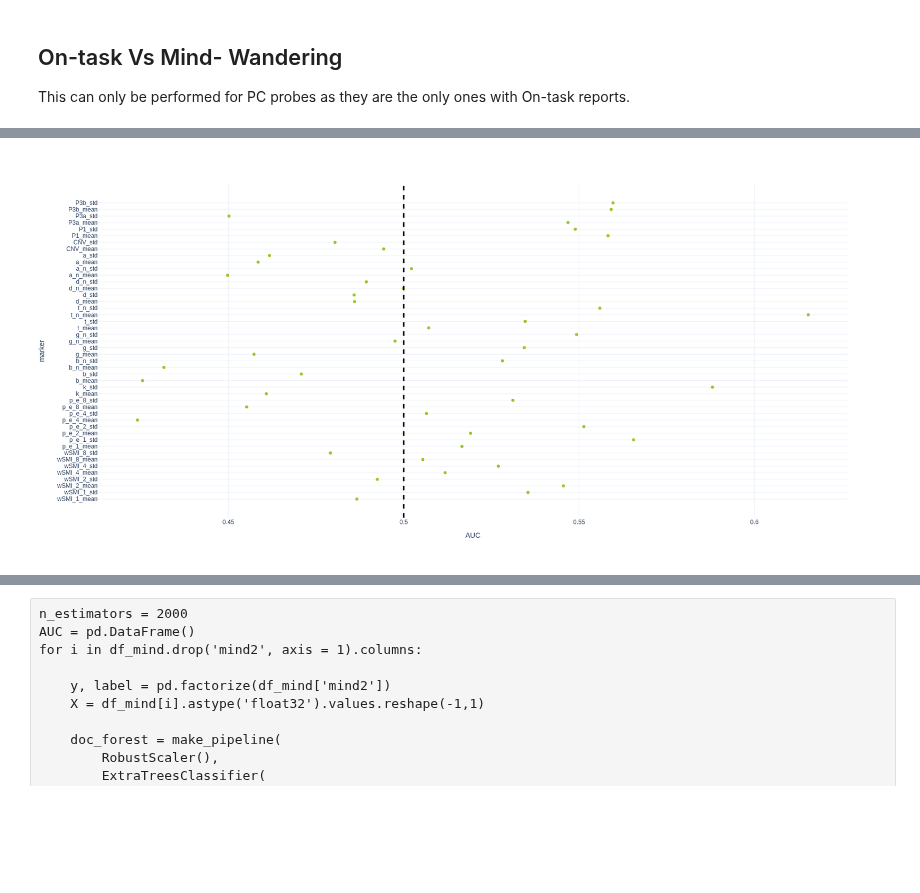
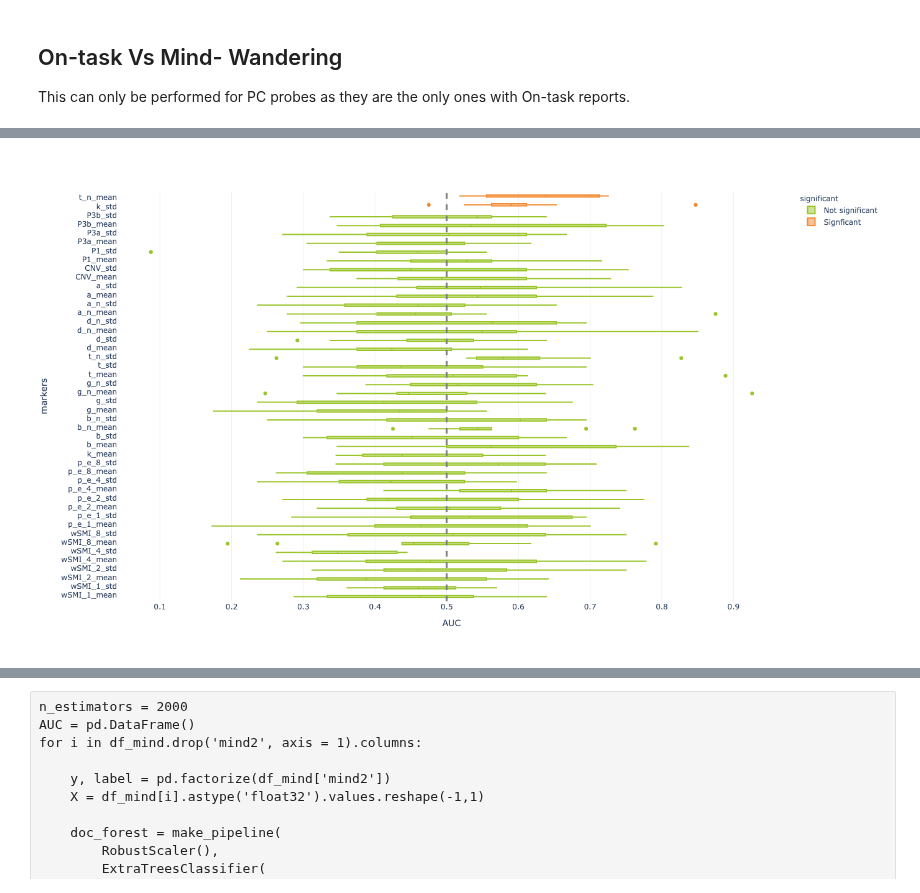
Before and after one commit to Nicobruno92/mw_markers_project, a Jupyter notebook: univariate_analysis.ipynb, the cells around one changed output, grey strips where cells are left out. Saved outputs shown, nothing was run; the diff lists cells and outputs as text; code cells hidden in the pictures; blank space fills up the shorter version.

```diff
--- a/univariate_analysis.ipynb
+++ b/univariate_analysis.ipynb
@@ -379,16 +449,19 @@ List of significant markers: ['p_e_4_mean' 'k_std' 'b_mean' 't_n_mean']
 # %%
-fig = px.scatter(segment_mind_roc,x = 'AUC', y = 'marker', template = "plotly_white", color_discrete_sequence = [green])
-fig.add_vline(x=0.5, line_width=3, line_dash="dash", line_color="black")
+svc_mind = pd.read_csv('Data/univariate_svc_mind_segment.csv')
+
+fig = px.box(svc_mind, y="markers", x="AUC", color="significant", template = "plotly_white", color_discrete_sequence = [green, orange])
+fig.add_vline(x=0.5, line_width=3, line_dash="dash", line_color="grey")
 
 fig.update_layout(
     autosize=False,
     width=800,
     height=800,
     yaxis = {
             'showticklabels': True,
             'tickmode': 'linear',
         }
 )
 fig.show()
+pio.write_json(fig, 'Figs/univariate_svc_mind_segment.plotly')
 # %% [output]
-[figure, old version]
+[figure, new version]
```
Also changed, not shown: parts of 21 cells of this notebook, 38 other files.
